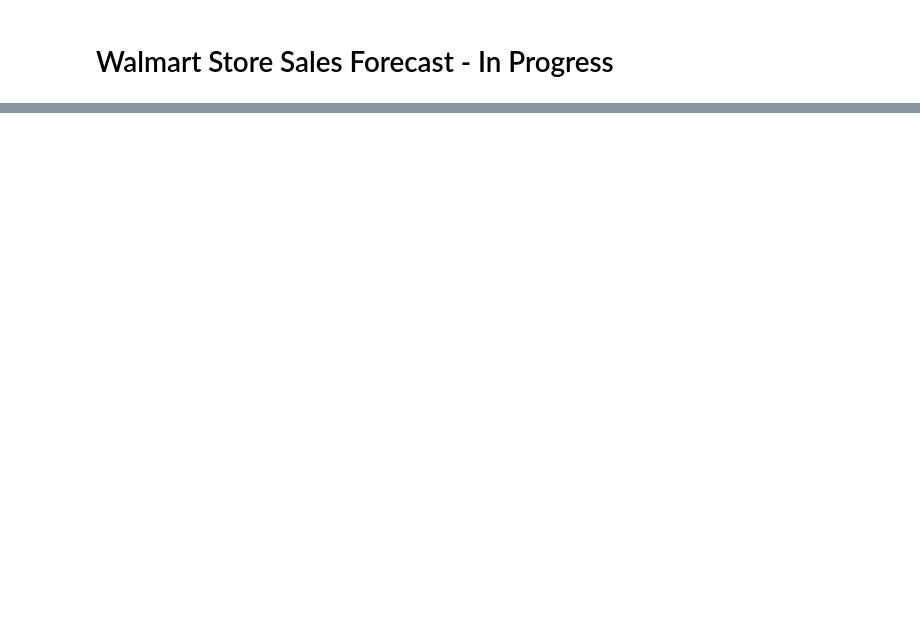
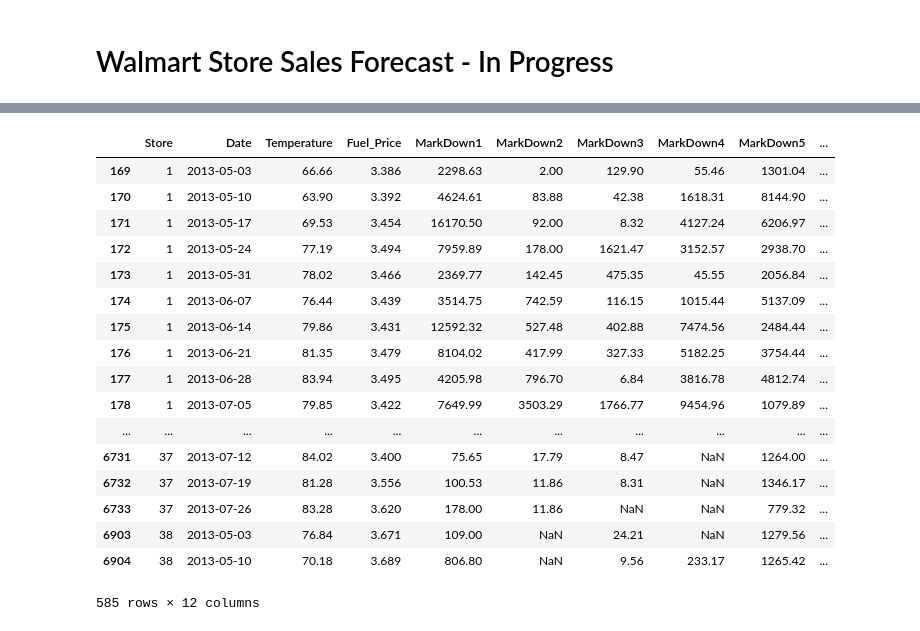
Before and after one commit to terrancexia/Walmart-Store-Sales-Forecast, a Jupyter notebook: Walmart Store Sales Forecast .ipynb, the cells around one changed output, grey strips where cells are left out. Saved outputs shown, nothing was run; the diff lists cells and outputs as text; code cells hidden in the pictures; blank space fills up the shorter version.

```diff
--- a/Walmart Store Sales Forecast .ipynb
+++ b/Walmart Store Sales Forecast .ipynb
@@ -31,0 +36,25 @@ Data are provided by Walmart with 45 different stores located in different regio
+# %%
+#import packages
+import numpy as np
+import pandas as pd
+
+pd.set_option('display.max_rows', 500)
+pd.set_option('display.max_columns', 500)
+pd.set_option('display.width', 1000)
+
+import matplotlib.pyplot as plt
+%matplotlib inline
+import seaborn as sns
+from scipy import stats
+import statsmodels.api as sm
+
+pd.set_option('display.max_columns',None)
+
+import warnings
+warnings.filterwarnings('ignore')
+# %%
+# import data
+train = pd.read_csv("Data/train.csv")
+test =pd.read_csv("Data/test.csv")
+stores = pd.read_csv("Data/stores.csv")
+features = pd.read_csv("Data/features.csv")
@@ -31,0 +223,21 @@ Data are provided by Walmart with 45 different stores located in different regio
+# %%
+features[features['CPI'].isnull()]
+# %% [output]
+|  | Store | Date | Temperature | Fuel_Price | MarkDown1 | MarkDown2 | MarkDown3 | MarkDown4 | MarkDown5 | ... |
+| 169 | 1 | 2013-05-03 | 66.66 | 3.386 | 2298.63 | 2.00 | 129.90 | 55.46 | 1301.04 | ... |
+| 170 | 1 | 2013-05-10 | 63.90 | 3.392 | 4624.61 | 83.88 | 42.38 | 1618.31 | 8144.90 | ... |
+| 171 | 1 | 2013-05-17 | 69.53 | 3.454 | 16170.50 | 92.00 | 8.32 | 4127.24 | 6206.97 | ... |
+| 172 | 1 | 2013-05-24 | 77.19 | 3.494 | 7959.89 | 178.00 | 1621.47 | 3152.57 | 2938.70 | ... |
+| 173 | 1 | 2013-05-31 | 78.02 | 3.466 | 2369.77 | 142.45 | 475.35 | 45.55 | 2056.84 | ... |
+| 174 | 1 | 2013-06-07 | 76.44 | 3.439 | 3514.75 | 742.59 | 116.15 | 1015.44 | 5137.09 | ... |
+| 175 | 1 | 2013-06-14 | 79.86 | 3.431 | 12592.32 | 527.48 | 402.88 | 7474.56 | 2484.44 | ... |
+| 176 | 1 | 2013-06-21 | 81.35 | 3.479 | 8104.02 | 417.99 | 327.33 | 5182.25 | 3754.44 | ... |
+| 177 | 1 | 2013-06-28 | 83.94 | 3.495 | 4205.98 | 796.70 | 6.84 | 3816.78 | 4812.74 | ... |
+| 178 | 1 | 2013-07-05 | 79.85 | 3.422 | 7649.99 | 3503.29 | 1766.77 | 9454.96 | 1079.89 | ... |
+| ... | ... | ... | ... | ... | ... | ... | ... | ... | ... | ... |
+| 6731 | 37 | 2013-07-12 | 84.02 | 3.400 | 75.65 | 17.79 | 8.47 | NaN | 1264.00 | ... |
+| 6732 | 37 | 2013-07-19 | 81.28 | 3.556 | 100.53 | 11.86 | 8.31 | NaN | 1346.17 | ... |
+| 6733 | 37 | 2013-07-26 | 83.28 | 3.620 | 178.00 | 11.86 | NaN | NaN | 779.32 | ... |
+| 6903 | 38 | 2013-05-03 | 76.84 | 3.671 | 109.00 | NaN | 24.21 | NaN | 1279.56 | ... |
+| 6904 | 38 | 2013-05-10 | 70.18 | 3.689 | 806.80 | NaN | 9.56 | 233.17 | 1265.42 | ... |
+585 rows × 12 columns
```
Also changed, not shown: parts of 16 cells of this notebook.
